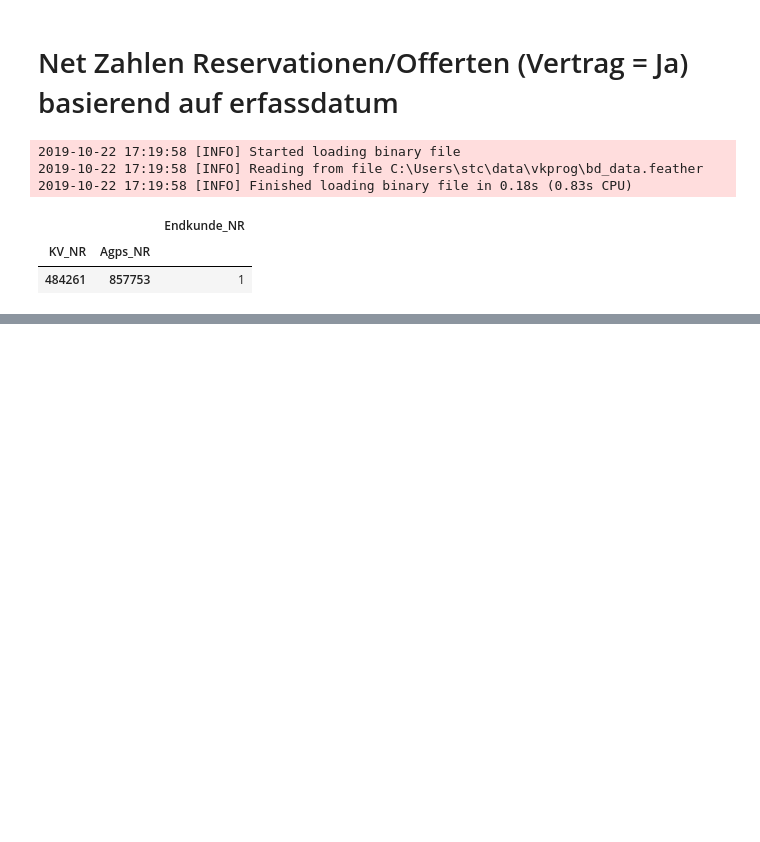
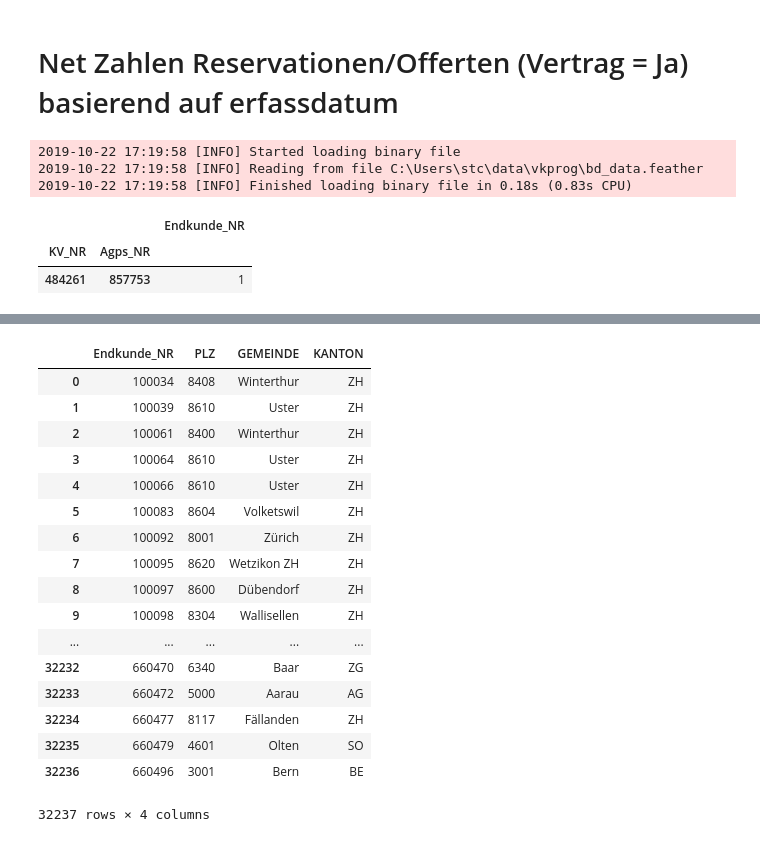
Before and after one commit to apgsga-stc/PredictiveAnalyticsPython, a Jupyter notebook: vkprog_analyse/scribbles.ipynb, the cells around one changed output, grey strips where cells are left out. Saved outputs shown, nothing was run; the diff lists cells and outputs as text; code cells hidden in the pictures; blank space fills up the shorter version.

```diff
--- a/vkprog_analyse/scribbles.ipynb
+++ b/vkprog_analyse/scribbles.ipynb
@@ -64,0 +156,2 @@ raw_data_bookings.sample(5, random_state=42)
+# %%
+ek_info = load_bin("vkprog\\ek_info.feather")
@@ -64,0 +182,26 @@ raw_data_bookings.sample(5, random_state=42)
+# %%
+col_list = """Endkunde_NR
+                PLZ
+                GEMEINDE
+                KANTON
+""".split()
+ek_info.loc[:,col_list]
+# %% [output]
+|  | Endkunde_NR | PLZ | GEMEINDE | KANTON |
+| 0 | 100034 | 8408 | Winterthur | ZH |
+| 1 | 100039 | 8610 | Uster | ZH |
+| 2 | 100061 | 8400 | Winterthur | ZH |
+| 3 | 100064 | 8610 | Uster | ZH |
+| 4 | 100066 | 8610 | Uster | ZH |
+| 5 | 100083 | 8604 | Volketswil | ZH |
+| 6 | 100092 | 8001 | Zürich | ZH |
+| 7 | 100095 | 8620 | Wetzikon ZH | ZH |
+| 8 | 100097 | 8600 | Dübendorf | ZH |
+| 9 | 100098 | 8304 | Wallisellen | ZH |
+| ... | ... | ... | ... | ... |
+| 32232 | 660470 | 6340 | Baar | ZG |
+| 32233 | 660472 | 5000 | Aarau | AG |
+| 32234 | 660477 | 8117 | Fällanden | ZH |
+| 32235 | 660479 | 4601 | Olten | SO |
+| 32236 | 660496 | 3001 | Bern | BE |
+32237 rows × 4 columns
```
Also changed, not shown: parts of 16 cells of this notebook, 1 other file.
